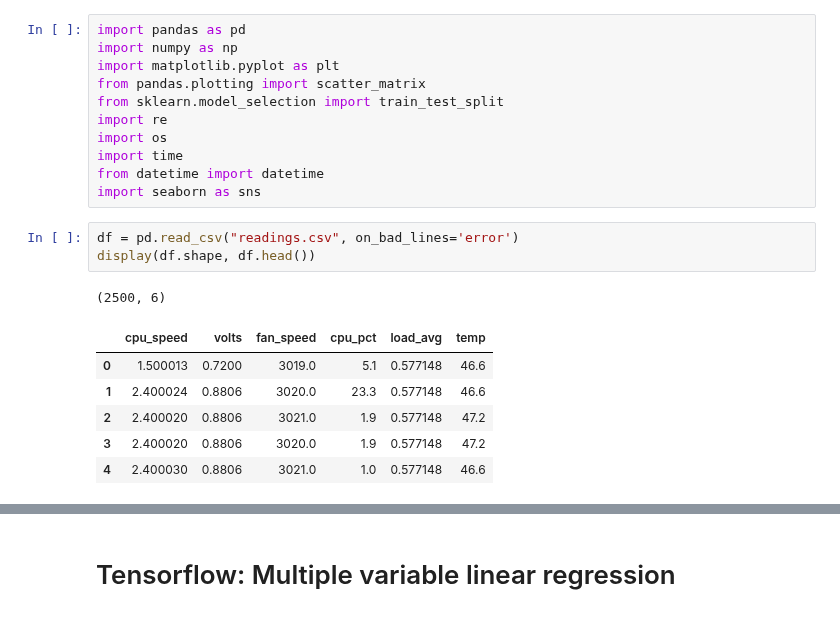
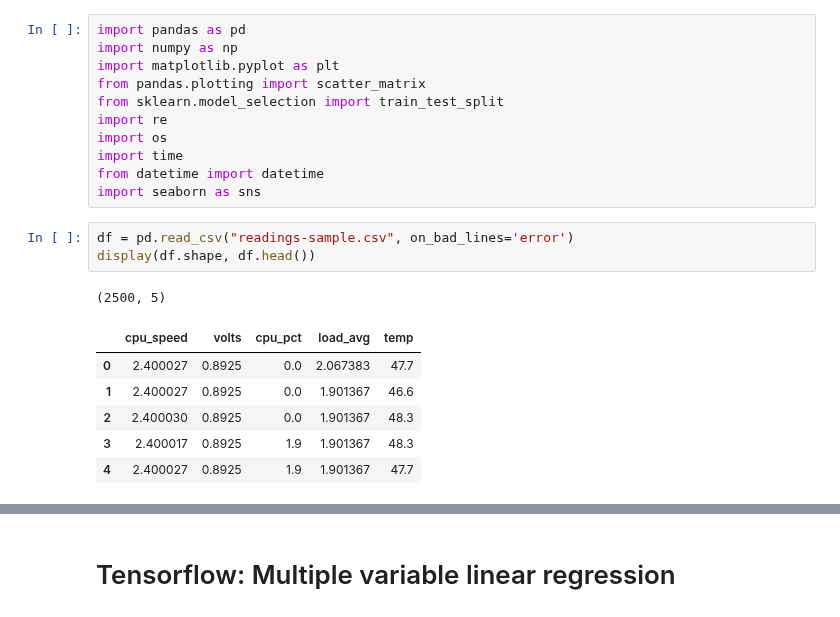
Before and after one commit to raspberrypipress/ai-projects-raspberrypi, a Jupyter notebook: code/ch03/Analyse CPU Data TF.ipynb, the cells around one changed output, grey strips where cells are left out. Saved outputs shown, nothing was run; the diff lists cells and outputs as text.

```diff
--- a/code/ch03/Analyse CPU Data TF.ipynb
+++ b/code/ch03/Analyse CPU Data TF.ipynb
@@ -10,16 +10,16 @@ import time
 from datetime import datetime
 import seaborn as sns
 # %%
-df = pd.read_csv("readings.csv", on_bad_lines='error')
+df = pd.read_csv("readings-sample.csv", on_bad_lines='error')
 display(df.shape, df.head())
 # %% [output]
-(2500, 6)
+(2500, 5)
-|  | cpu_speed | volts | fan_speed | cpu_pct | load_avg | temp |
-| 0 | 1.500013 | 0.7200 | 3019.0 | 5.1 | 0.577148 | 46.6 |
-| 1 | 2.400024 | 0.8806 | 3020.0 | 23.3 | 0.577148 | 46.6 |
-| 2 | 2.400020 | 0.8806 | 3021.0 | 1.9 | 0.577148 | 47.2 |
-| 3 | 2.400020 | 0.8806 | 3020.0 | 1.9 | 0.577148 | 47.2 |
-| 4 | 2.400030 | 0.8806 | 3021.0 | 1.0 | 0.577148 | 46.6 |
+|  | cpu_speed | volts | cpu_pct | load_avg | temp |
+| 0 | 2.400027 | 0.8925 | 0.0 | 2.067383 | 47.7 |
+| 1 | 2.400027 | 0.8925 | 0.0 | 1.901367 | 46.6 |
+| 2 | 2.400030 | 0.8925 | 0.0 | 1.901367 | 48.3 |
+| 3 | 2.400017 | 0.8925 | 1.9 | 1.901367 | 48.3 |
+| 4 | 2.400027 | 0.8925 | 1.9 | 1.901367 | 47.7 |
 # %%
 # 5-point rolling average to smooth noise
 df_adjusted = df.copy()
```
Also changed, not shown: parts of 1 cell of this notebook, 1 other file.
